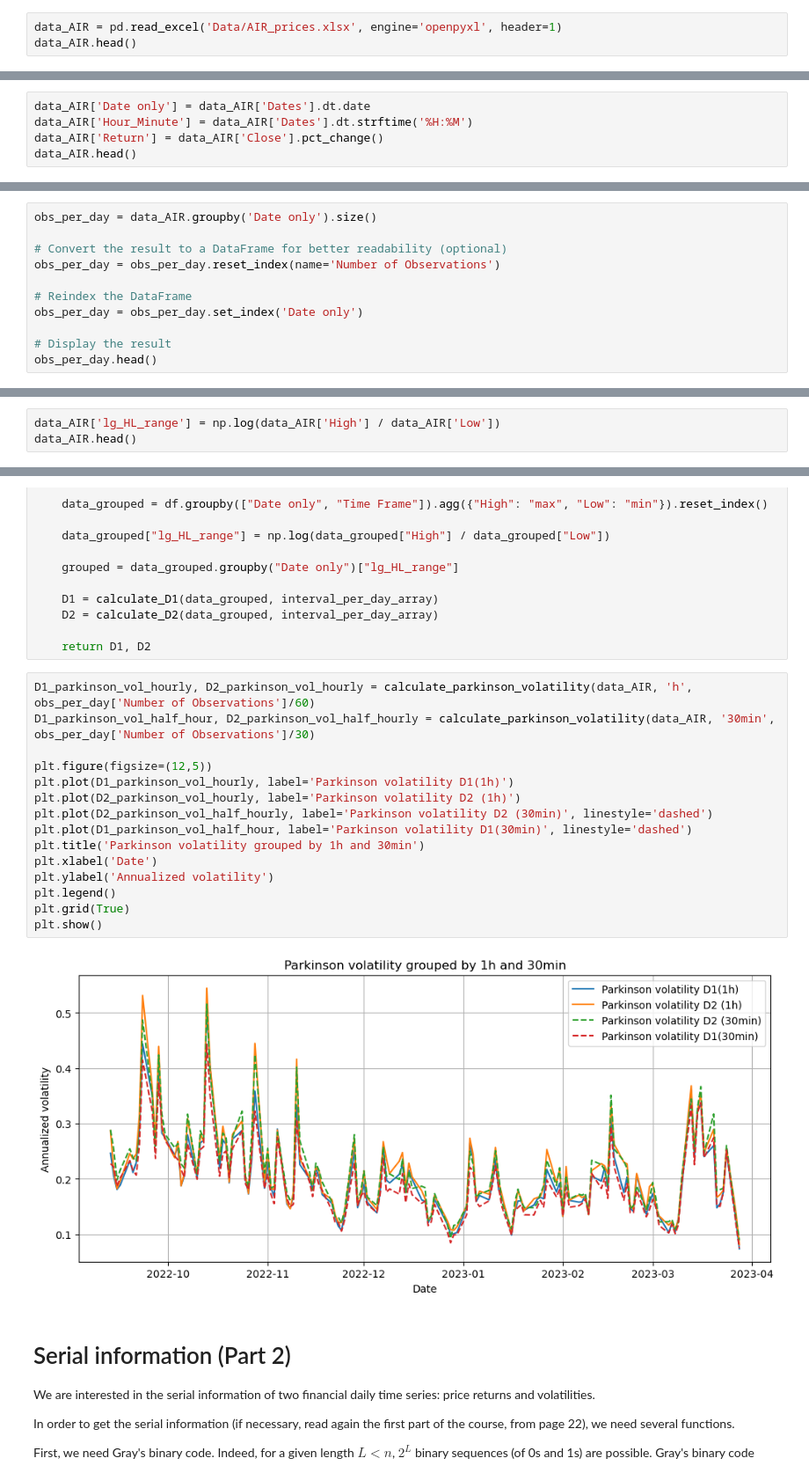
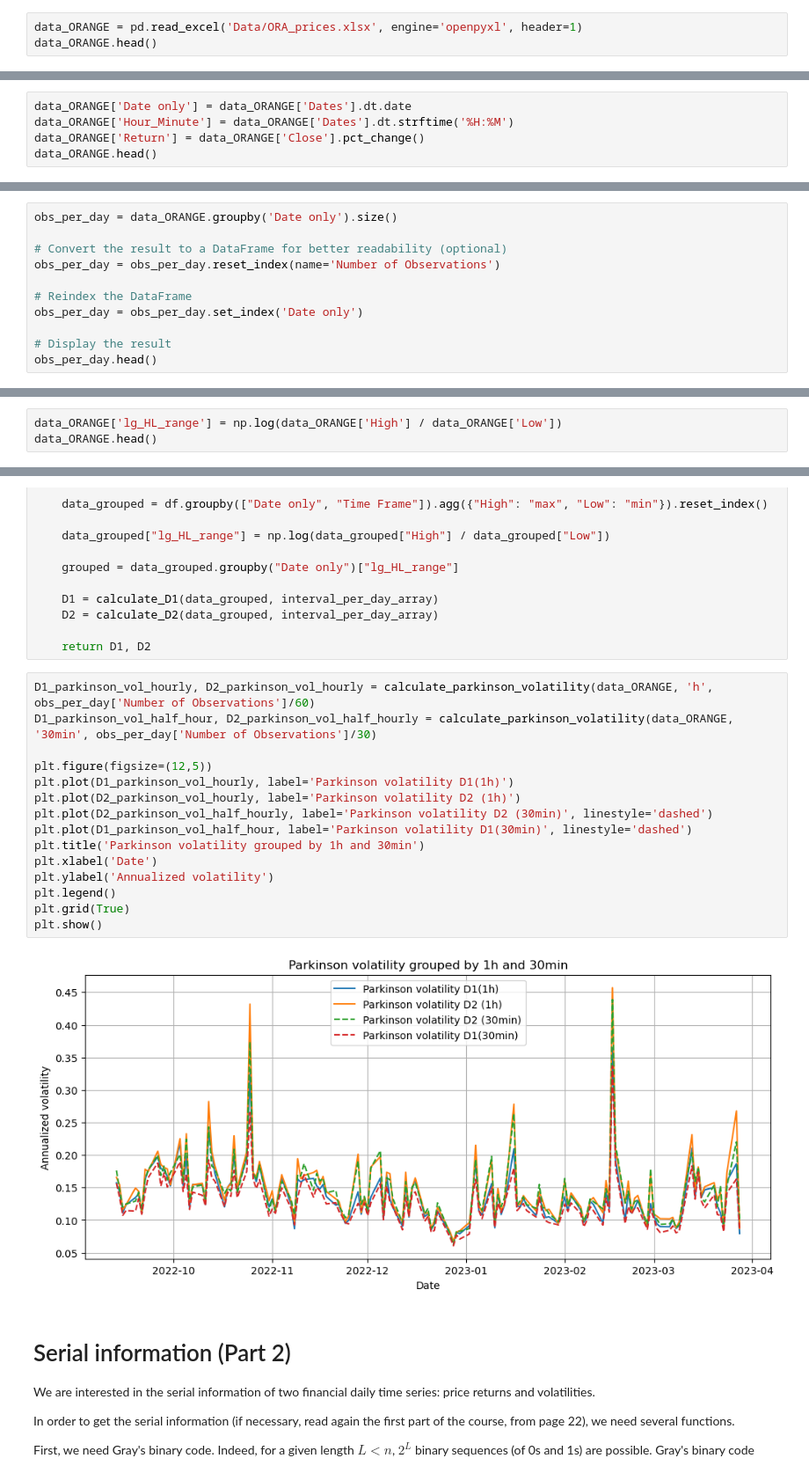
Before and after one commit to dianemans/Proj1_NPFD, a Jupyter notebook: M. Garcin/Project Part 1_serial dependence of Parkinson volatility.ipynb, the cells around one changed output, grey strips where cells are left out. Shown at 88% size. Drawn from its saved outputs; the diff is of its cells as text.

Commit message:
changement de dataset part1

```diff
--- a/M. Garcin/Project Part 1_serial dependence of Parkinson volatility.ipynb
+++ b/M. Garcin/Project Part 1_serial dependence of Parkinson volatility.ipynb
@@ -23,7 +23,7 @@ You will use the dataset (Excel files) of one-minute observations (OHLC prices)
 
 The time range is September 2022-March 2023. Pay attention to the fact that some stocks don't have a price every minute (less liquid, like SW): avoid them.
 # %%
-data_AIR = pd.read_excel('Data/AIR_prices.xlsx', engine='openpyxl', header=1)
-data_AIR.head()
+data_ORANGE = pd.read_excel('Data/ORA_prices.xlsx', engine='openpyxl', header=1)
+data_ORANGE.head()
 # %% [output]
 |  | Dates | Open | Close | High | Low |
@@ -35,9 +35,9 @@ data_AIR.head()
 # %% [markdown]
 Let's prepare the dataset for the incoming analysis - splitting the date and computing the return
 # %%
-data_AIR['Date only'] = data_AIR['Dates'].dt.date
-data_AIR['Hour_Minute'] = data_AIR['Dates'].dt.strftime('%H:%M')
-data_AIR['Return'] = data_AIR['Close'].pct_change()
-data_AIR.head()
+data_ORANGE['Date only'] = data_ORANGE['Dates'].dt.date
+data_ORANGE['Hour_Minute'] = data_ORANGE['Dates'].dt.strftime('%H:%M')
+data_ORANGE['Return'] = data_ORANGE['Close'].pct_change()
+data_ORANGE.head()
 # %% [output]
 |  | Dates | Open | Close | High | Low | Date only | Hour_Minute | Return |
@@ -75,5 +75,5 @@ first_last_minutes.head()
 # %%
-obs_per_day = data_AIR.groupby('Date only').size()
+obs_per_day = data_ORANGE.groupby('Date only').size()
 
 # Convert the result to a DataFrame for better readability (optional)
 obs_per_day = obs_per_day.reset_index(name='Number of Observations')
@@ -112,7 +112,7 @@ where $d_{(i-1)\tau,i\tau}$ is the log high-low range (if necessary, see the fir
 # %% [markdown]
 Let's create a log high-low range column at the 1-minute interval
 # %%
-data_AIR['lg_HL_range'] = np.log(data_AIR['High'] / data_AIR['Low'])
-data_AIR.head()
+data_ORANGE['lg_HL_range'] = np.log(data_ORANGE['High'] / data_ORANGE['Low'])
+data_ORANGE.head()
 # %% [output]
 |  | Dates | Open | Close | High | Low | Date only | Hour_Minute | Return | lg_HL_range |
@@ -260,22 +260,22 @@ def calculate_parkinson_volatility(df, time_frame, interval_per_day_array):
 
     return D1, D2
 # %%
-D1_parkinson_vol_hourly, D2_parkinson_vol_hourly = calculate_parkinson_volatility(data_AIR, 'h', obs_per_day['Number of Observations']/60)
-D1_parkinson_vol_half_hour, D2_parkinson_vol_half_hourly = calculate_parkinson_volatility(data_AIR, '30min', obs_per_day['Number of Observations']/30)
+D1_parkinson_vol_hourly, D2_parkinson_vol_hourly = calculate_parkinson_volatility(data_ORANGE, 'h', obs_per_day['Number of Observations']/60)
+D1_parkinson_vol_half_hour, D2_parkinson_vol_half_hourly = calculate_parkinson_volatility(data_ORANGE, '30min', obs_per_day['Number of Observations']/30)
 
 plt.figure(figsize=(12,5))
 plt.plot(D1_parkinson_vol_hourly, label='Parkinson volatility D1(1h)')
 plt.plot(D2_parkinson_vol_hourly, label='Parkinson volatility D2 (1h)')
 plt.plot(D2_parkinson_vol_half_hourly, label='Parkinson volatility D2 (30min)', linestyle='dashed')
 plt.plot(D1_parkinson_vol_half_hour, label='Parkinson volatility D1(30min)', linestyle='dashed')
 plt.title('Parkinson volatility grouped by 1h and 30min')
 plt.xlabel('Date')
 plt.ylabel('Annualized volatility')
 plt.legend()
 plt.grid(True)
 plt.show()
 # %% [output]
-[figure, old version]
+[figure, new version]
 # %% [markdown]
 # Serial information (Part 2)
 
```
Also changed, not shown: parts of 15 cells of this notebook, 1 other file.
